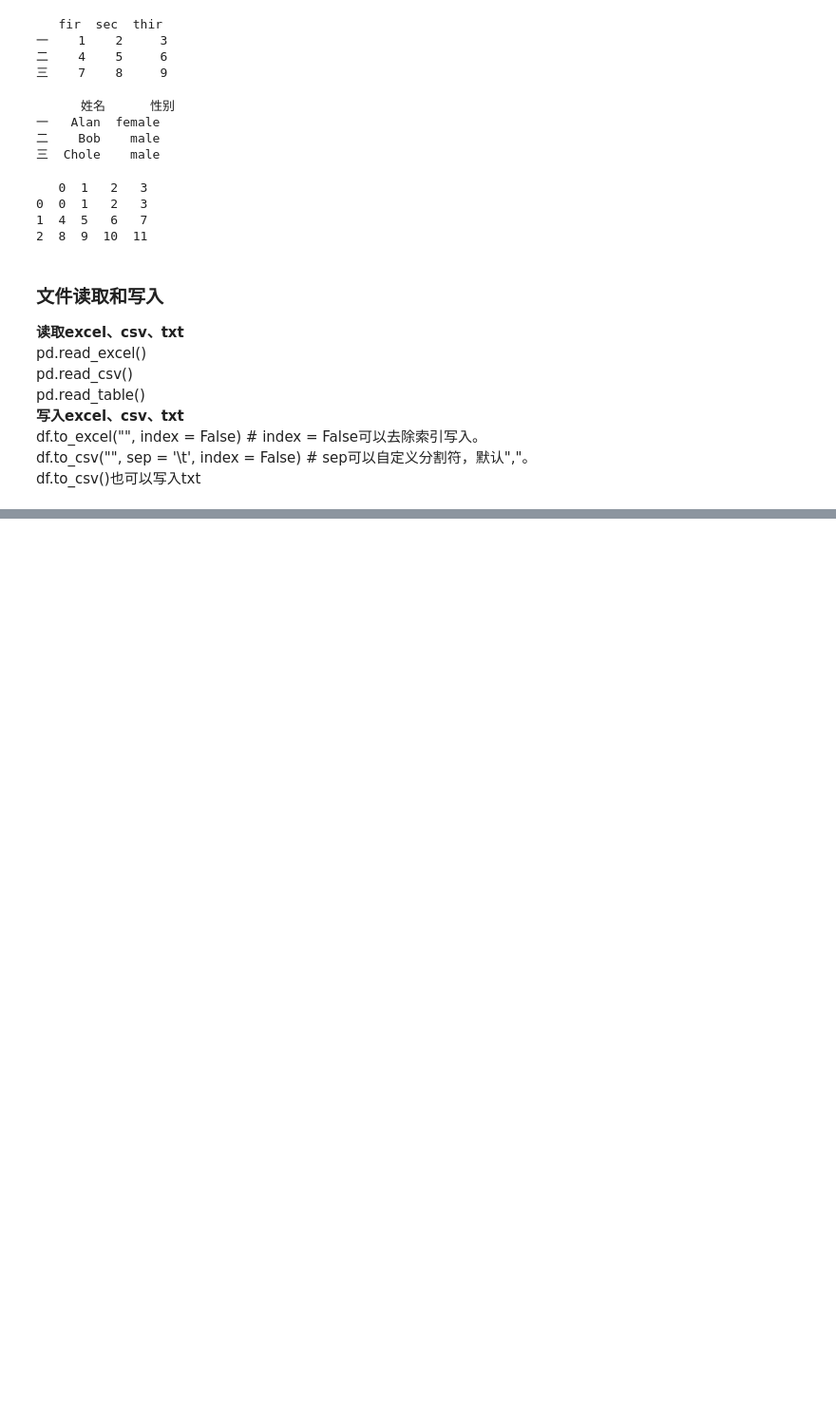
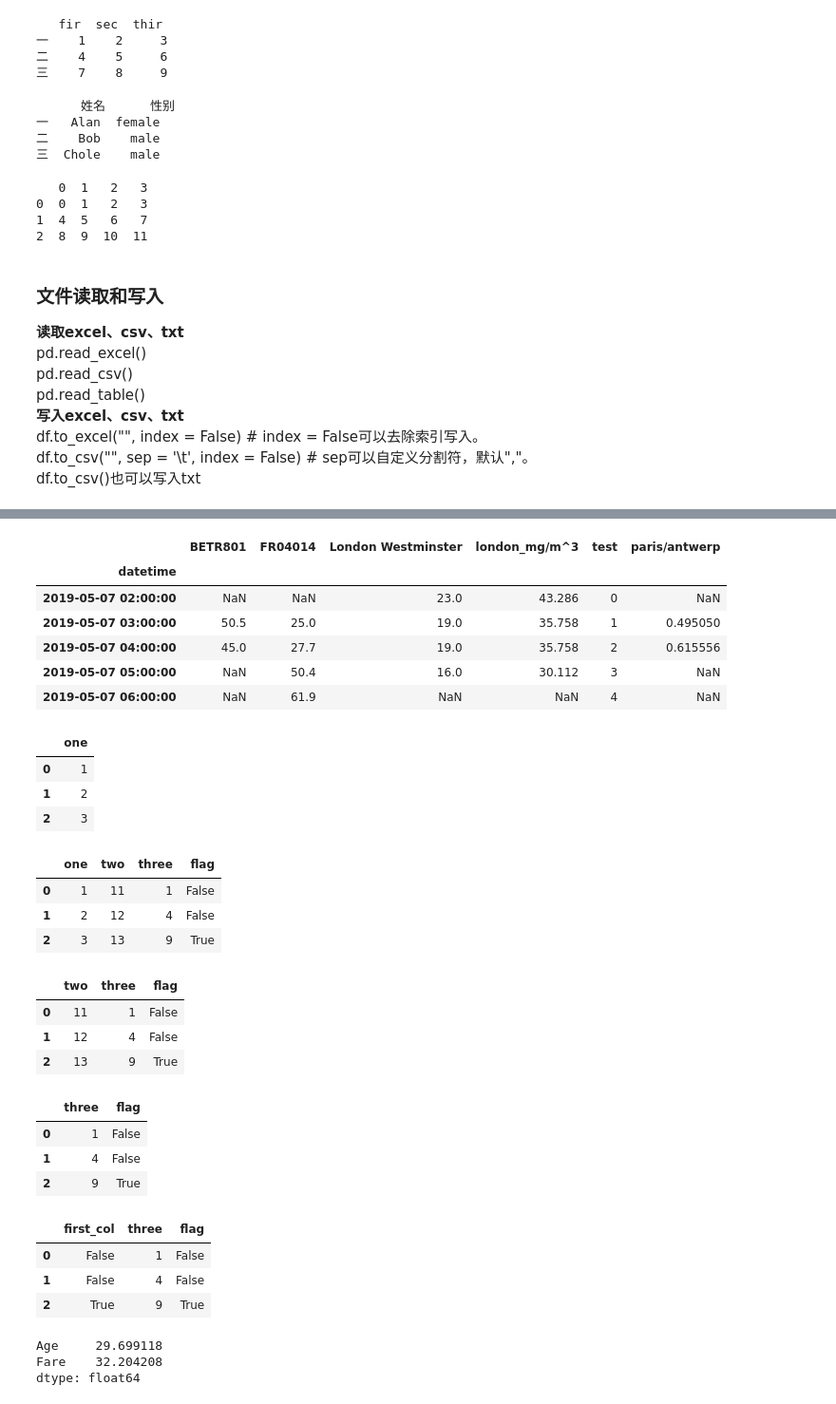
Before and after one commit to alatzr/study, a Jupyter notebook: python_study/pandas/Pandas 登峰造极之路.ipynb, the cells around one changed output, grey strips where cells are left out. Shown at 95% size. Saved outputs shown, nothing was run; the diff lists cells and outputs as text; code cells hidden in the pictures; blank space fills up the shorter version.

```diff
--- a/python_study/pandas/Pandas 登峰造极之路.ipynb
+++ b/python_study/pandas/Pandas 登峰造极之路.ipynb
@@ -214,0 +214,29 @@ https://pandas.pydata.org/docs/getting_started/intro_tutorials/04_plotting.html
+# %%
+# 列字段重命名
+air_quality_rename = air_quality.rename(
+    columns = {
+        "station_antwerp": "BETR801",
+        "station_london": "London Westminster",
+        "station_paris": "FR04014"
+    }
+)
+# %%
+air_quality_rename.head()
+# %% [output]
+|  | BETR801 | FR04014 | London Westminster | london_mg/m^3 | test | paris/antwerp |
+| datetime |  |  |  |  |  |  |
+| 2019-05-07 02:00:00 | NaN | NaN | 23.0 | 43.286 | 0 | NaN |
+| 2019-05-07 03:00:00 | 50.5 | 25.0 | 19.0 | 35.758 | 1 | 0.495050 |
+| 2019-05-07 04:00:00 | 45.0 | 27.7 | 19.0 | 35.758 | 2 | 0.615556 |
+| 2019-05-07 05:00:00 | NaN | 50.4 | 16.0 | 30.112 | 3 | NaN |
+| 2019-05-07 06:00:00 | NaN | 61.9 | NaN | NaN | 4 | NaN |
+# %%
+# 关于DataFrame的增删改查
+df = pd.DataFrame()
+df["one"] = [1,2,3]
+df
+# %% [output]
+|  | one |
+| 0 | 1 |
+| 1 | 2 |
+| 2 | 3 |
@@ -214,0 +248,42 @@ https://pandas.pydata.org/docs/getting_started/intro_tutorials/04_plotting.html
+# %%
+df
+# %% [output]
+|  | one | two | three | flag |
+| 0 | 1 | 11 | 1 | False |
+| 1 | 2 | 12 | 4 | False |
+| 2 | 3 | 13 | 9 | True |
+# %%
+# 删
+del df["one"]
+df
+# %% [output]
+|  | two | three | flag |
+| 0 | 11 | 1 | False |
+| 1 | 12 | 4 | False |
+| 2 | 13 | 9 | True |
+# %%
+# 弹出删
+two = df.pop("two")
+df
+# %% [output]
+|  | three | flag |
+| 0 | 1 | False |
+| 1 | 4 | False |
+| 2 | 9 | True |
+# %%
+# 插入指定位置列
+df.insert(0, "first_col", df["flag"])
+df
+# %% [output]
+|  | first_col | three | flag |
+| 0 | False | 1 | False |
+| 1 | False | 4 | False |
+| 2 | True | 9 | True |
+# %%
+# 聚合函数
+# max() min() median() mean() describe()
+titanic[["Age", "Fare"]].mean()
+# %% [output]
+Age     29.699118
+Fare    32.204208
+dtype: float64
```
Also changed, not shown: parts of 43 cells of this notebook, 2 other files.
